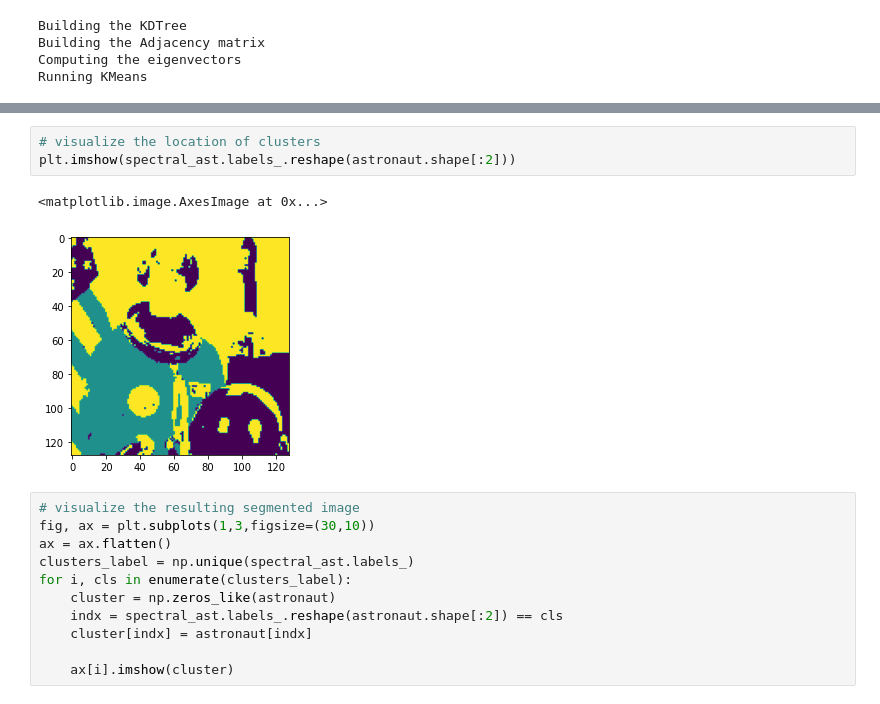
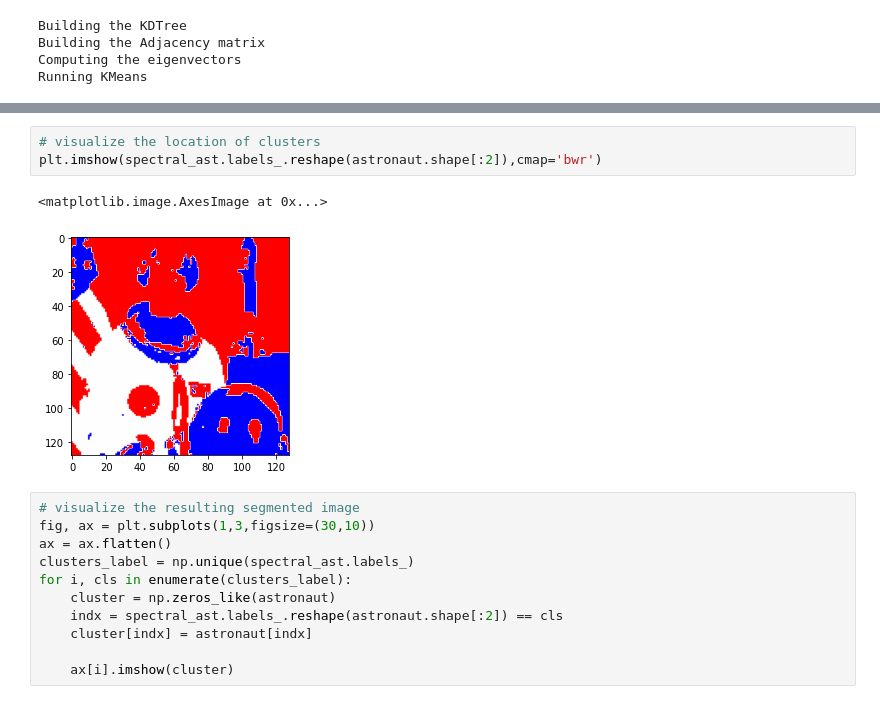
Before and after one commit to thast/numerical-journeys, a Jupyter notebook: jupyter notebooks/Spectral Clustering from scratch or almost.ipynb, the cells around one changed output, grey strips where cells are left out. Drawn from its saved outputs; the diff is of its cells as text.

```diff
--- a/jupyter notebooks/Spectral Clustering from scratch or almost.ipynb
+++ b/jupyter notebooks/Spectral Clustering from scratch or almost.ipynb
@@ -225,9 +249,9 @@ ax[2].scatter(eigv_ast[:,1],eigv_ast[:,2],c=spectral_ast.labels_)
 # %%
 # visualize the location of clusters
-plt.imshow(spectral_ast.labels_.reshape(astronaut.shape[:2]))
+plt.imshow(spectral_ast.labels_.reshape(astronaut.shape[:2]),cmap='bwr')
 # %% [output]
 <matplotlib.image.AxesImage at 0x...>
-[figure, old version]
+[figure, new version]
 # %%
 # visualize the resulting segmented image
 fig, ax = plt.subplots(1,3,figsize=(30,10))
```
Also changed, not shown: parts of 6 cells of this notebook.
